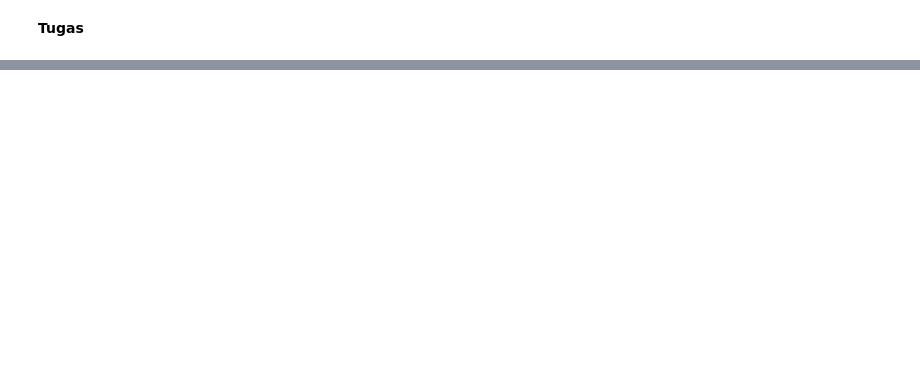
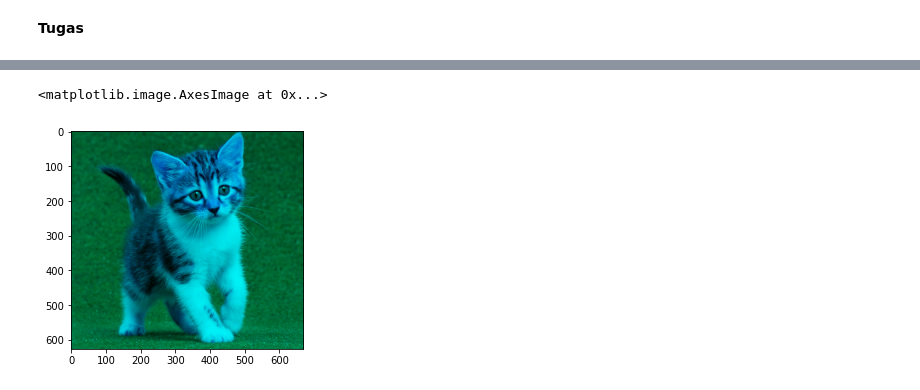
Before and after one commit to SilviaNurMahmudah/PCVK-Modul1, a Jupyter notebook: PCVK_Modul2.ipynb, the cells around one changed output, grey strips where cells are left out. Cells and saved outputs as stored; diff of their text form; code cells hidden in the pictures; blank space fills up the shorter version.

```diff
--- a/PCVK_Modul2.ipynb
+++ b/PCVK_Modul2.ipynb
@@ -153,0 +167,8 @@ Jawaban: kegunaan skimage adalah untuk pemrosesan gambar yang menerapkan algorit
+# %%
+# Green-Blue
+green_blue = img
+green_blue[:,:,0] = 0
+plt.imshow(green_blue)
+# %% [output]
+<matplotlib.image.AxesImage at 0x...>
+[figure, added]
```
Also changed, not shown: parts of 3 cells of this notebook.
